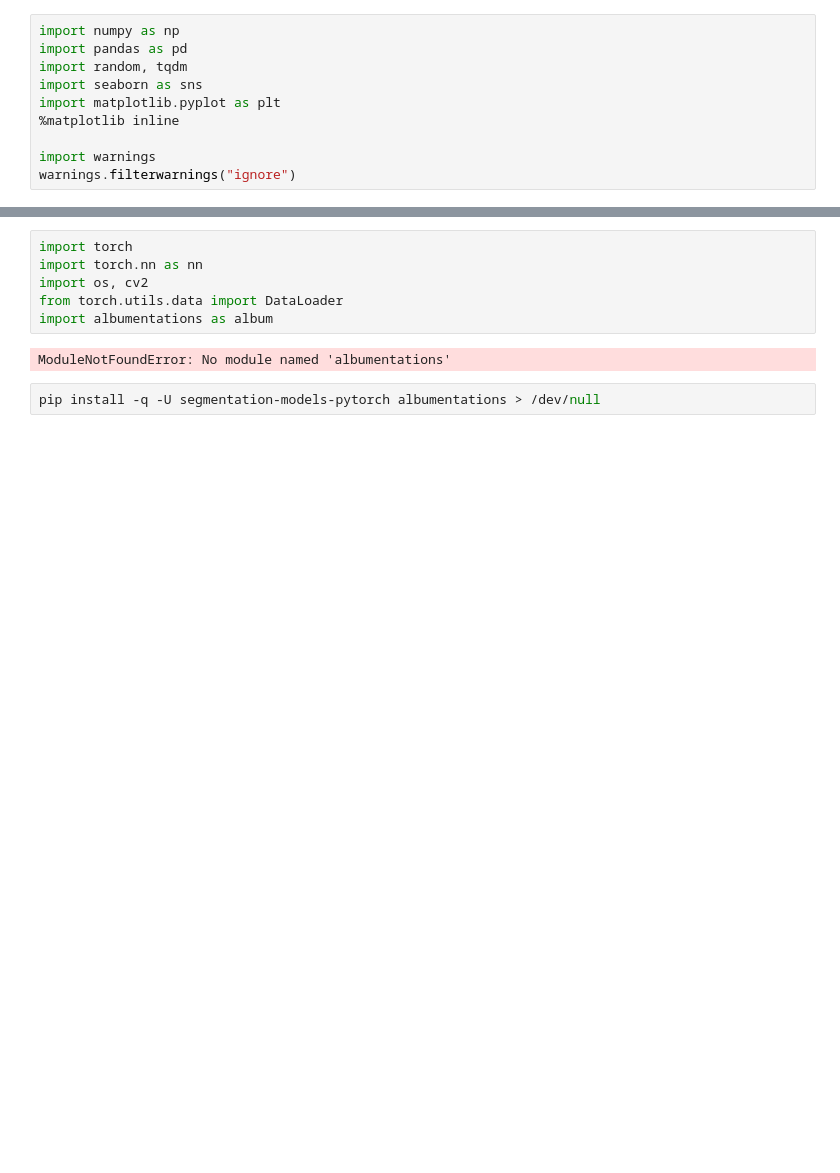
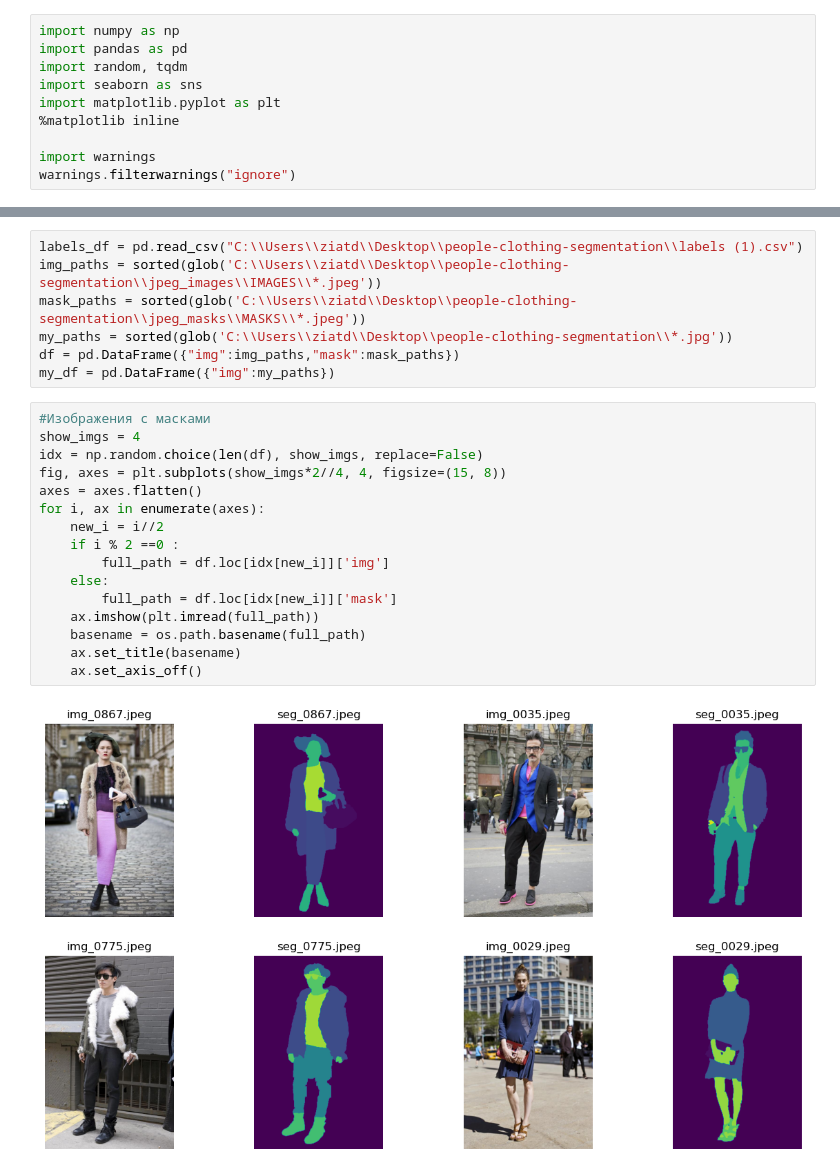
Before and after one commit to mosnazik/Neural-Network-algorithm, a Jupyter notebook: Задача 5.ipynb, the cells around one changed output, grey strips where cells are left out. Drawn from its saved outputs; the diff is of its cells as text; blank space fills up the shorter version.

```diff
--- a/Задача 5.ipynb
+++ b/Задача 5.ipynb
@@ -33,10 +40,25 @@ Consider using the `--user` option or check the permissions.
 # %%
-import torch
-import torch.nn as nn
-import os, cv2
-from torch.utils.data import DataLoader
-import albumentations as album
+labels_df = pd.read_csv("C:\\Users\\ziatd\\Desktop\\people-clothing-segmentation\\labels (1).csv")
+img_paths = sorted(glob('C:\\Users\\ziatd\\Desktop\\people-clothing-segmentation\\jpeg_images\\IMAGES\\*.jpeg'))
+mask_paths = sorted(glob('C:\\Users\\ziatd\\Desktop\\people-clothing-segmentation\\jpeg_masks\\MASKS\\*.jpeg'))
+my_paths = sorted(glob('C:\\Users\\ziatd\\Desktop\\people-clothing-segmentation\\*.jpg'))
+df = pd.DataFrame({"img":img_paths,"mask":mask_paths})
+my_df = pd.DataFrame({"img":my_paths})
-# %% [output]
-ModuleNotFoundError: No module named 'albumentations'
 # %%
-pip install -q -U segmentation-models-pytorch albumentations > /dev/null
+#Изображения с масками
+show_imgs = 4
+idx = np.random.choice(len(df), show_imgs, replace=False)
+fig, axes = plt.subplots(show_imgs*2//4, 4, figsize=(15, 8))
+axes = axes.flatten()
+for i, ax in enumerate(axes):
+    new_i = i//2
+    if i % 2 ==0 :
+        full_path = df.loc[idx[new_i]]['img']
+    else:
+        full_path = df.loc[idx[new_i]]['mask']
+    ax.imshow(plt.imread(full_path))
+    basename = os.path.basename(full_path)
+    ax.set_title(basename)
+    ax.set_axis_off()
+# %% [output]
+[figure, added]
```
Also changed, not shown: parts of 13 cells of this notebook.
